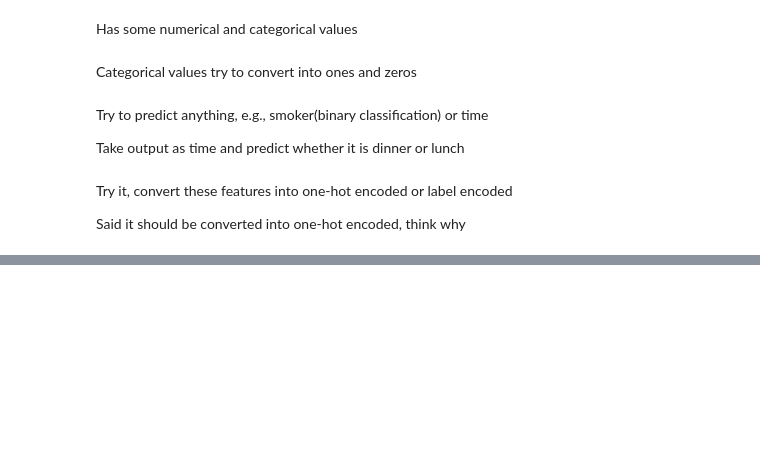
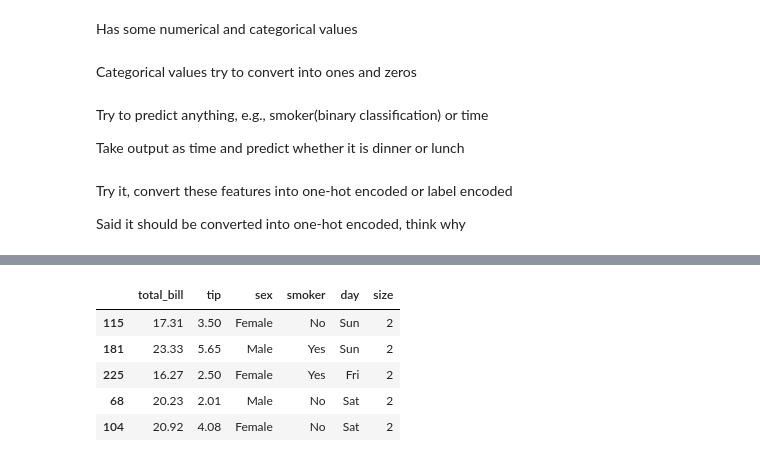
Before and after one commit to surajranjankr/ML, a Jupyter notebook: 5-Naive Bayes/naiveBayes.ipynb, the cells around one changed output, grey strips where cells are left out. Saved outputs shown, nothing was run; the diff lists cells and outputs as text; code cells hidden in the pictures; blank space fills up the shorter version.

```diff
--- a/5-Naive Bayes/naiveBayes.ipynb
+++ b/5-Naive Bayes/naiveBayes.ipynb
@@ -77,0 +120,11 @@ Said it should be converted into one-hot encoded, think why
+# %%
+X_train, X_test, y_train, y_test = train_test_split(X, y, test_size=0.25, random_state=42)
+# %%
+X_train.head()
+# %% [output]
+|  | total_bill | tip | sex | smoker | day | size |
+| 115 | 17.31 | 3.50 | Female | No | Sun | 2 |
+| 181 | 23.33 | 5.65 | Male | Yes | Sun | 2 |
+| 225 | 16.27 | 2.50 | Female | Yes | Fri | 2 |
+| 68 | 20.23 | 2.01 | Male | No | Sat | 2 |
+| 104 | 20.92 | 4.08 | Female | No | Sat | 2 |
```
Also changed, not shown: parts of 14 cells of this notebook.
